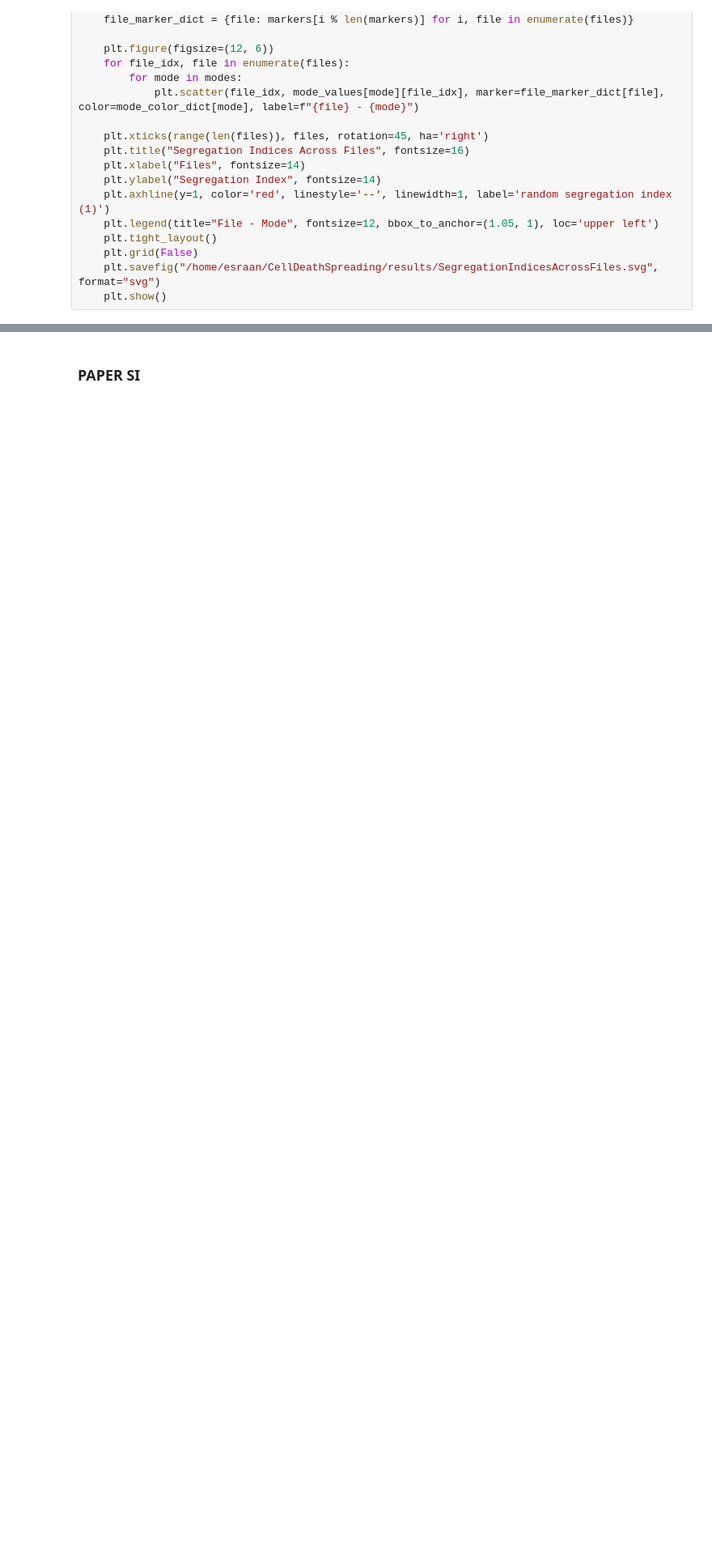
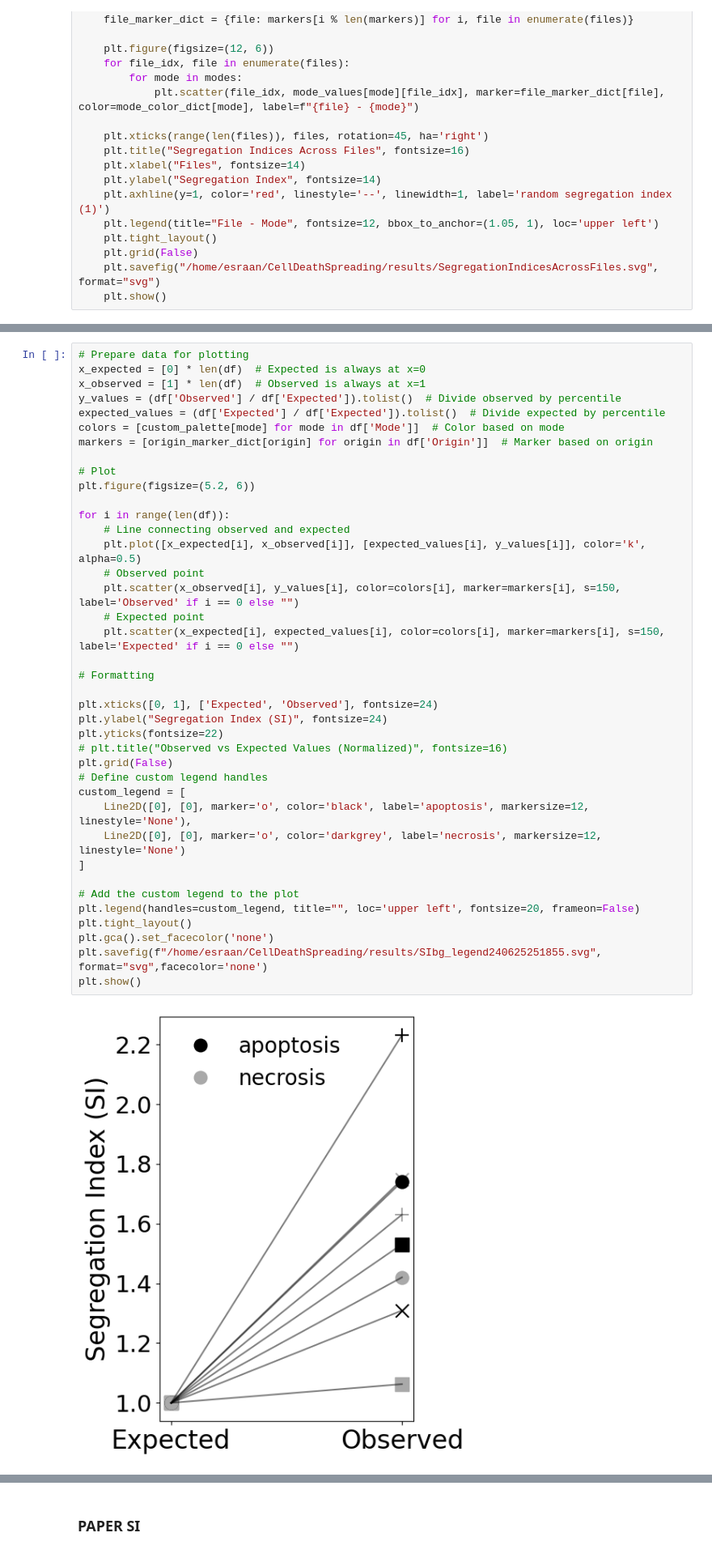
Before and after one commit to esraan/CellDeathSpreading, a Jupyter notebook: notebooks/Exp7.ipynb, the cells around one changed output, grey strips where cells are left out. Shown at 81% size. Saved outputs shown, nothing was run; the diff lists cells and outputs as text; blank space fills up the shorter version.

```diff
--- a/notebooks/Exp7.ipynb
+++ b/notebooks/Exp7.ipynb
@@ -962,0 +1072,41 @@ purecolony2_sytox_based.csv
+# %%
+# Prepare data for plotting
+x_expected = [0] * len(df)  # Expected is always at x=0
+x_observed = [1] * len(df)  # Observed is always at x=1
+y_values = (df['Observed'] / df['Expected']).tolist()  # Divide observed by percentile
+expected_values = (df['Expected'] / df['Expected']).tolist()  # Divide expected by percentile
+colors = [custom_palette[mode] for mode in df['Mode']]  # Color based on mode
+markers = [origin_marker_dict[origin] for origin in df['Origin']]  # Marker based on origin
+
+# Plot
+plt.figure(figsize=(5.2, 6))
+
+for i in range(len(df)):
+    # Line connecting observed and expected
+    plt.plot([x_expected[i], x_observed[i]], [expected_values[i], y_values[i]], color='k', alpha=0.5)
+    # Observed point
+    plt.scatter(x_observed[i], y_values[i], color=colors[i], marker=markers[i], s=150, label='Observed' if i == 0 else "")
+    # Expected point
+    plt.scatter(x_expected[i], expected_values[i], color=colors[i], marker=markers[i], s=150, label='Expected' if i == 0 else "")
+
+# Formatting
+
+plt.xticks([0, 1], ['Expected', 'Observed'], fontsize=24)
+plt.ylabel("Segregation Index (SI)", fontsize=24)
+plt.yticks(fontsize=22)
+# plt.title("Observed vs Expected Values (Normalized)", fontsize=16)
+plt.grid(False)
+# Define custom legend handles
+custom_legend = [
+    Line2D([0], [0], marker='o', color='black', label='apoptosis', markersize=12, linestyle='None'),
+    Line2D([0], [0], marker='o', color='darkgrey', label='necrosis', markersize=12, linestyle='None')
+]
+
+# Add the custom legend to the plot
+plt.legend(handles=custom_legend, title="", loc='upper left', fontsize=20, frameon=False)
+plt.tight_layout()
+plt.gca().set_facecolor('none')
+plt.savefig(f"/home/esraan/CellDeathSpreading/results/SIbg_legend240625251855.svg", format="svg",facecolor='none')
+plt.show()
+# %% [output]
+[figure, added]
```
Also changed, not shown: parts of 12 cells of this notebook, 22 other files.
